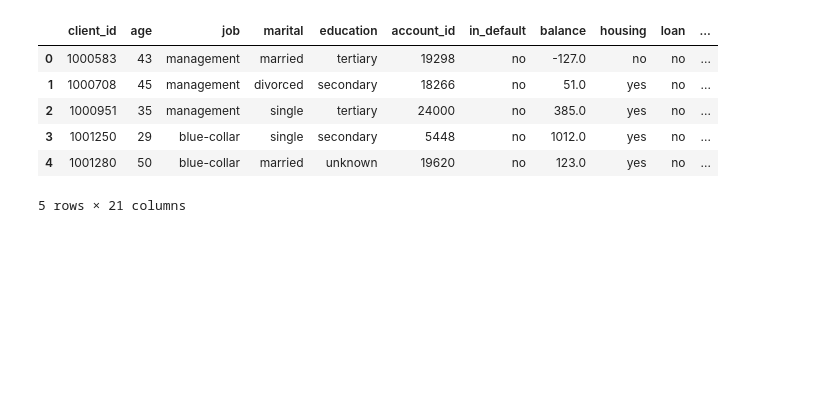
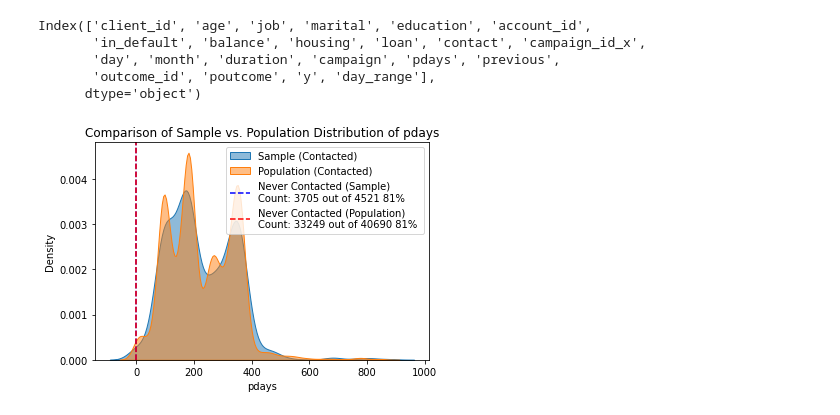
Before and after one commit to SebastianLaursen/Bank-Term-deposit-Campaign-Prediction, a Jupyter notebook: Bank_Preprocessing.ipynb, the cells around one changed output. Cells and saved outputs as stored; diff of their text form; code cells hidden in the pictures; blank space fills up the shorter version.

Commit message:
Added KDE plots and bar charts
Added KDE plots for numeric variables and bar plots for categorical. Seems the sample set is broadly similar to the population.

```diff
--- a/Bank_Preprocessing.ipynb
+++ b/Bank_Preprocessing.ipynb
@@ -56,13 +60,62 @@ bank_data = merged_data.drop(columns=columns_to_drop)
 # Rename any necessary columns
 bank_data = bank_data.rename(columns={"campaign_id": "campaign_id_x"})
 
+#Change the month and date column to datetime
+
+#bank_data['date'] = pd.to_datetime(bank_data[['month', 'day']].astype(str).agg('-'.join, axis=1),format='%b-%d')
+
+# Group days into ranges
+def day_range(day):
+    if day <= 10:
+        return 'Early Month'
+    elif day <= 20:
+        return 'Mid Month'
+    else:
+        return 'Late Month'
+
+bank_data['day_range'] = bank_data['day'].apply(day_range)
+
+
+
 # Display or further process `bank_data`
 bank_data.head()
+bank_data.columns
 # %% [output]
-|  | client_id | age | job | marital | education | account_id | in_default | balance | housing | loan | ... |
-| 0 | 1000583 | 43 | management | married | tertiary | 19298 | no | -127.0 | no | no | ... |
-| 1 | 1000708 | 45 | management | divorced | secondary | 18266 | no | 51.0 | yes | no | ... |
-| 2 | 1000951 | 35 | management | single | tertiary | 24000 | no | 385.0 | yes | no | ... |
-| 3 | 1001250 | 29 | blue-collar | single | secondary | 5448 | no | 1012.0 | yes | no | ... |
-| 4 | 1001280 | 50 | blue-collar | married | unknown | 19620 | no | 123.0 | yes | no | ... |
-5 rows × 21 columns
+Index(['client_id', 'age', 'job', 'marital', 'education', 'account_id',
+       'in_default', 'balance', 'housing', 'loan', 'contact', 'campaign_id_x',
+       'day', 'month', 'duration', 'campaign', 'pdays', 'previous',
+       'outcome_id', 'poutcome', 'y', 'day_range'],
+      dtype='object')
+# %%
+#Splitting data into population and previous campaign sample data
+
+population = bank_data[bank_data['y'] == 'unknown']
+
+campaign_sample = bank_data[bank_data['y'] != 'unknown']
+# %%
+# Separate pdays for contacted group in the sample and population
+contacted_pdays_sample = campaign_sample[campaign_sample['pdays'] > -1]['pdays']
+contacted_pdays_population = population[population['pdays'] > -1]['pdays']
+
+# Density plot for contacted group in sample and population
+sns.kdeplot(contacted_pdays_sample, label="Sample (Contacted)", fill=True, alpha=0.5)
+sns.kdeplot(contacted_pdays_population, label="Population (Contacted)", fill=True, alpha=0.5)
+
+# Add spike or bar for "Never Contacted" in both sample and population
+never_contacted_sample_count = (campaign_sample['pdays'] == -1).sum()
+never_contacted_population_count = (population['pdays'] == -1).sum()
+sample_size = len(campaign_sample)
+population_size = len(population)
+
+# Add spikes for "Never Contacted" proportionally scaled
+plt.axvline(-1, color='blue', linestyle='--', label=f"Never Contacted (Sample)\nCount: {never_contacted_sample_count} out of {sample_size} {int(never_contacted_sample_count/sample_size*100)}% ")
+plt.axvline(-1, color='red', linestyle='--', label=f"Never Contacted (Population)\nCount: {never_contacted_population_count} out of {population_size} {int(never_contacted_population_count/population_size*100)}% ")
+
+# Labels and legend
+plt.xlabel('pdays')
+plt.ylabel('Density')
+plt.title('Comparison of Sample vs. Population Distribution of pdays')
+plt.legend()
+plt.show()
+# %% [output]
+[figure, added]
```
Also changed, not shown: parts of 4 cells of this notebook.
